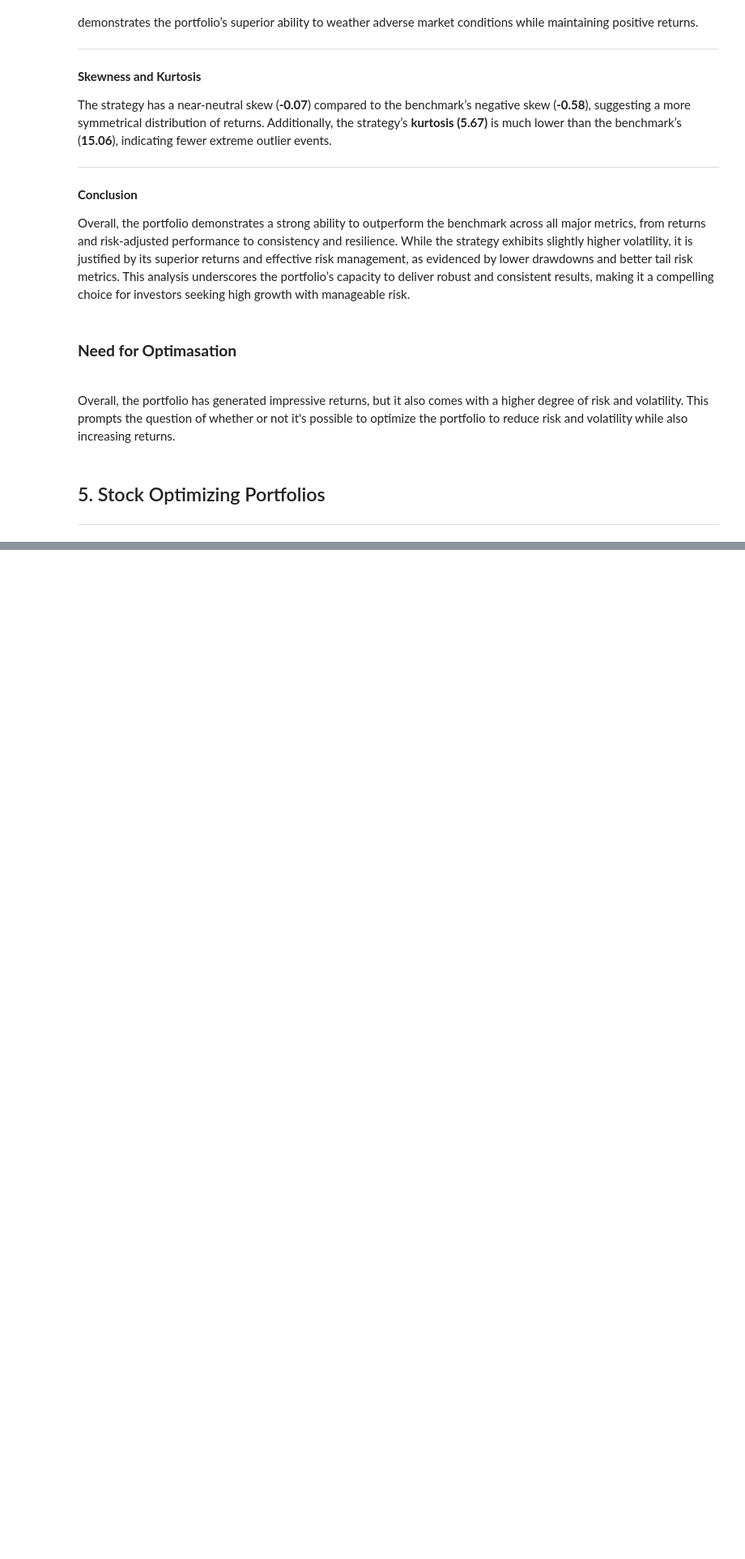
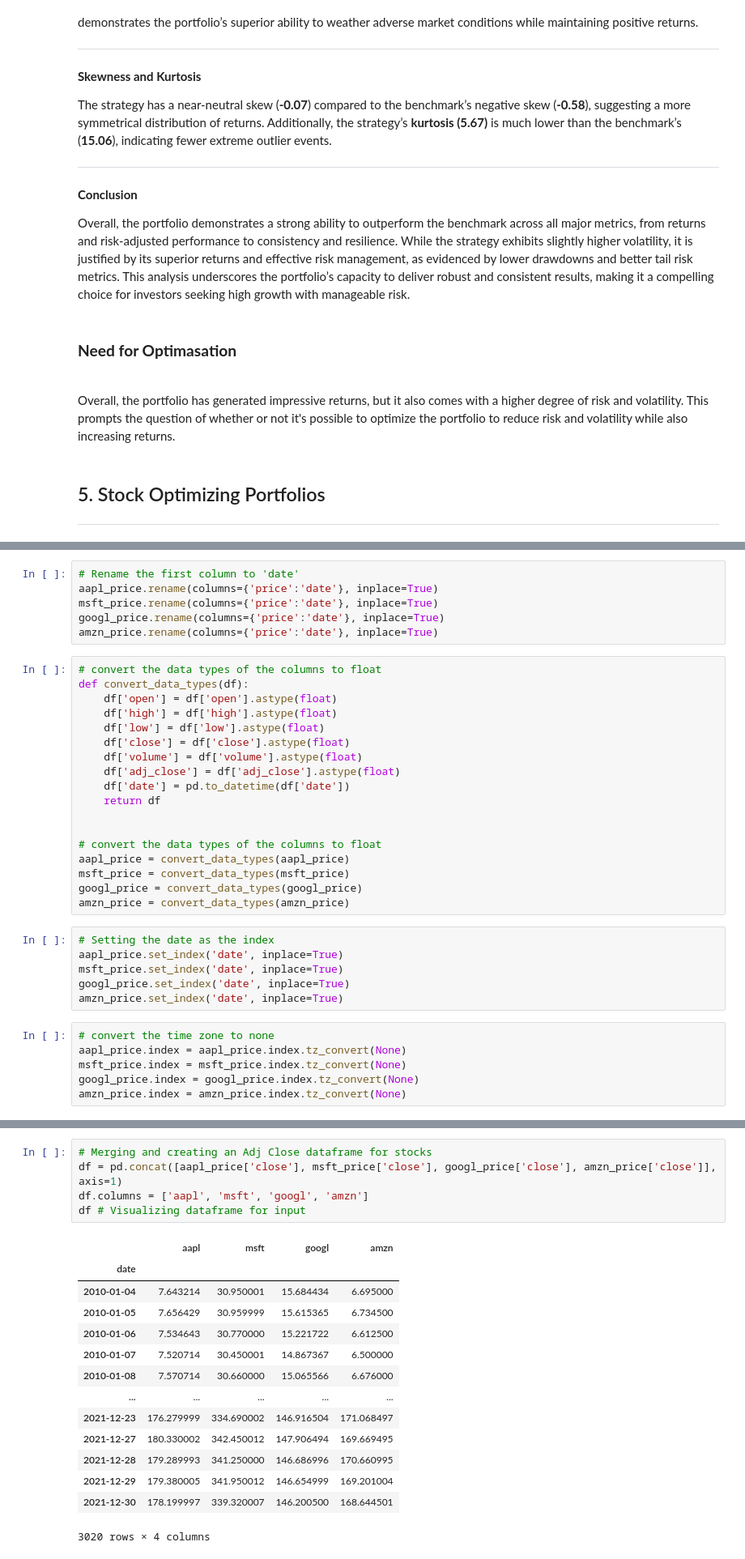
Before and after one commit to TeslimAdeyanju/6-Portfolio-Exploring-Financial-Market-Trends-Analysis, a Jupyter notebook: Exploring-Financia-Market-Analysis.ipynb, the cells around one changed output, grey strips where cells are left out. Shown at 81% size. Cells and saved outputs as stored; diff of their text form; blank space fills up the shorter version.

```diff
--- a/Exploring-Financia-Market-Analysis.ipynb
+++ b/Exploring-Financia-Market-Analysis.ipynb
@@ -1171,0 +1290,36 @@ ___
+# %%
+# Rename the first column to 'date'
+aapl_price.rename(columns={'price':'date'}, inplace=True)
+msft_price.rename(columns={'price':'date'}, inplace=True)
+googl_price.rename(columns={'price':'date'}, inplace=True)
+amzn_price.rename(columns={'price':'date'}, inplace=True)
+# %%
+# convert the data types of the columns to float
+def convert_data_types(df):
+    df['open'] = df['open'].astype(float)
+    df['high'] = df['high'].astype(float)
+    df['low'] = df['low'].astype(float)
+    df['close'] = df['close'].astype(float)
+    df['volume'] = df['volume'].astype(float)
+    df['adj_close'] = df['adj_close'].astype(float)
+    df['date'] = pd.to_datetime(df['date'])
+    return df
+
+
+# convert the data types of the columns to float
+aapl_price = convert_data_types(aapl_price)
+msft_price = convert_data_types(msft_price)
+googl_price = convert_data_types(googl_price)
+amzn_price = convert_data_types(amzn_price)
+# %%
+# Setting the date as the index
+aapl_price.set_index('date', inplace=True)
+msft_price.set_index('date', inplace=True)
+googl_price.set_index('date', inplace=True)
+amzn_price.set_index('date', inplace=True)
+# %%
+# convert the time zone to none
+aapl_price.index = aapl_price.index.tz_convert(None)
+msft_price.index = msft_price.index.tz_convert(None)
+googl_price.index = googl_price.index.tz_convert(None)
+amzn_price.index = amzn_price.index.tz_convert(None)
@@ -1171,0 +1345,20 @@ ___
+# %%
+# Merging and creating an Adj Close dataframe for stocks
+df = pd.concat([aapl_price['close'], msft_price['close'], googl_price['close'], amzn_price['close']], axis=1)
+df.columns = ['aapl', 'msft', 'googl', 'amzn']
+df # Visualizing dataframe for input
+# %% [output]
+|  | aapl | msft | googl | amzn |
+| date |  |  |  |  |
+| 2010-01-04 | 7.643214 | 30.950001 | 15.684434 | 6.695000 |
+| 2010-01-05 | 7.656429 | 30.959999 | 15.615365 | 6.734500 |
+| 2010-01-06 | 7.534643 | 30.770000 | 15.221722 | 6.612500 |
+| 2010-01-07 | 7.520714 | 30.450001 | 14.867367 | 6.500000 |
+| 2010-01-08 | 7.570714 | 30.660000 | 15.065566 | 6.676000 |
+| ... | ... | ... | ... | ... |
+| 2021-12-23 | 176.279999 | 334.690002 | 146.916504 | 171.068497 |
+| 2021-12-27 | 180.330002 | 342.450012 | 147.906494 | 169.669495 |
+| 2021-12-28 | 179.289993 | 341.250000 | 146.686996 | 170.660995 |
+| 2021-12-29 | 179.380005 | 341.950012 | 146.654999 | 169.201004 |
+| 2021-12-30 | 178.199997 | 339.320007 | 146.200500 | 168.644501 |
+3020 rows × 4 columns
```
Also changed, not shown: parts of 26 cells of this notebook.
